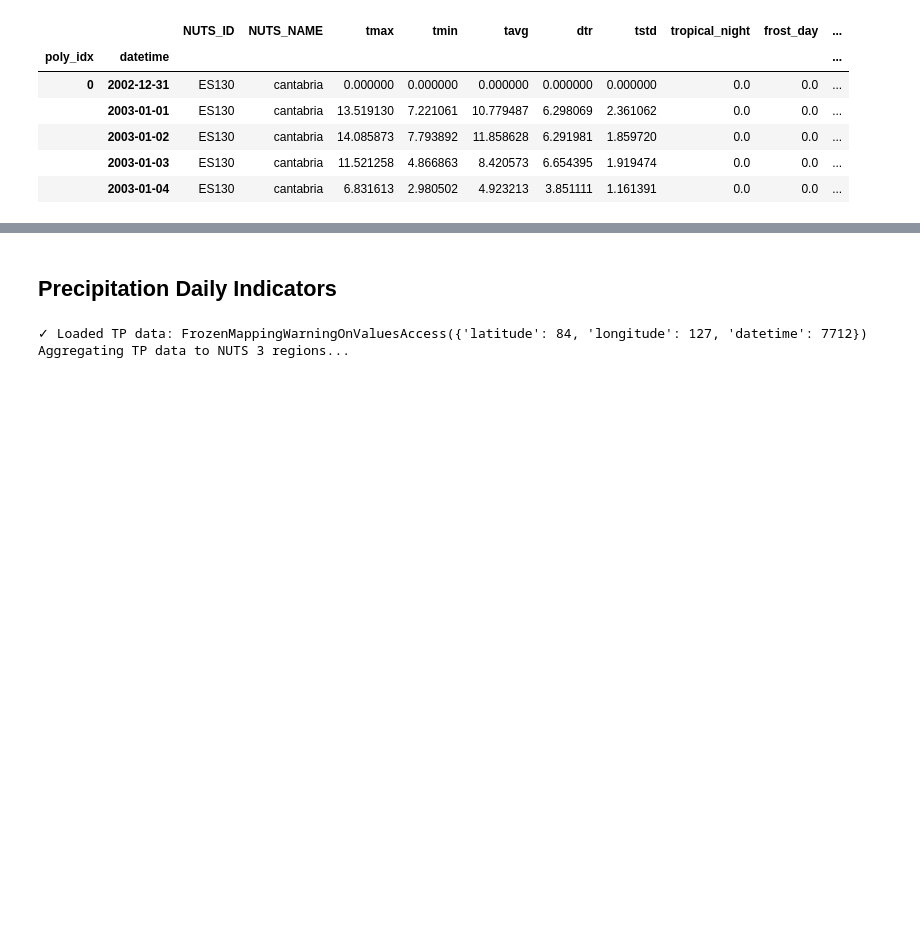
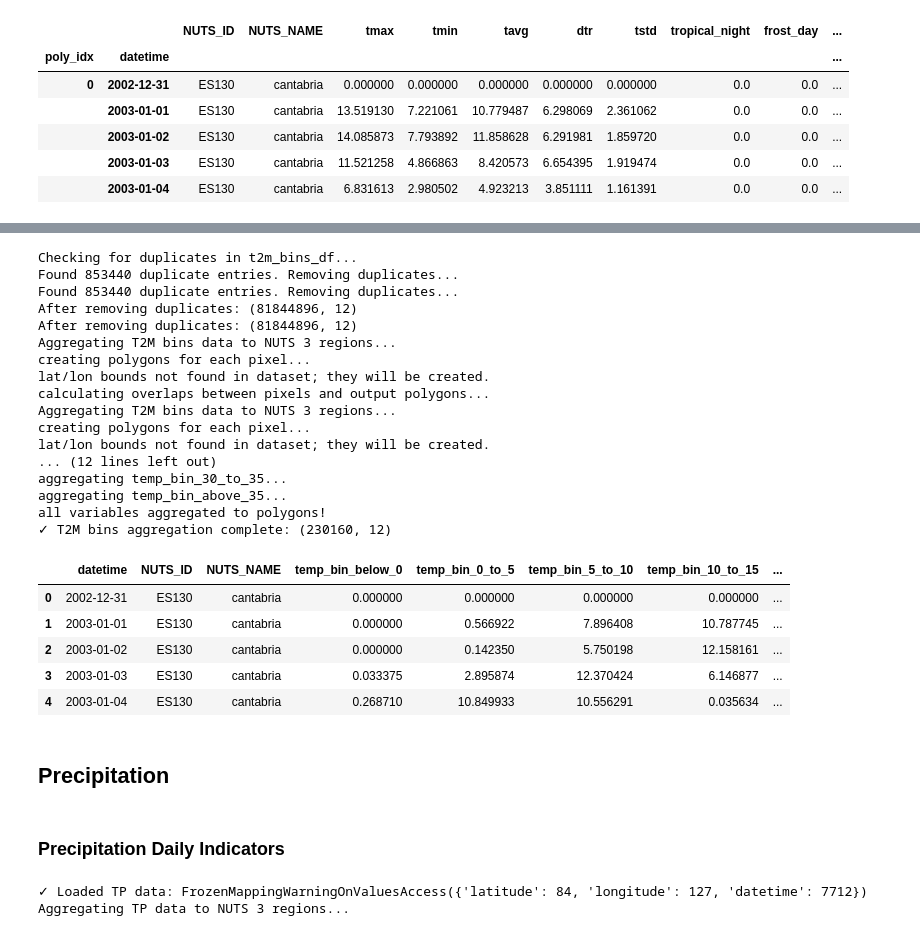
Before and after one commit to dhruv-pandit/climate-econometrics, a Jupyter notebook: countries/iberia/iberia_daily_clim_data.ipynb, the cells around one changed output, grey strips where cells are left out. Drawn from its saved outputs; the diff is of its cells as text; code cells hidden in the pictures; blank space fills up the shorter version.

Commit message:
binned data iberia

```diff
--- a/countries/iberia/iberia_daily_clim_data.ipynb
+++ b/countries/iberia/iberia_daily_clim_data.ipynb
@@ -107,5 +153,58 @@ all variables aggregated to polygons!
+# %%
+# Check for duplicates and handle them before converting to xarray
+print("Checking for duplicates in t2m_bins_df...")
+duplicates = t2m_bins_df.duplicated(subset=['datetime', 'latitude', 'longitude'], keep=False)
+if duplicates.any():
+    print(f"Found {duplicates.sum()} duplicate entries. Removing duplicates...")
+    # Keep the first occurrence of each duplicate
+    t2m_bins_df = t2m_bins_df.drop_duplicates(subset=['datetime', 'latitude', 'longitude'], keep='first')
+    print(f"After removing duplicates: {t2m_bins_df.shape}")
+
+# Convert to xarray dataset for aggregation
+t2m_bins_xr = t2m_bins_df.set_index(['datetime', 'latitude', 'longitude']).to_xarray()
+
+print("Aggregating T2M bins data to NUTS 3 regions...")
+
+# Aggregate to municipalities using xagg
+t2m_bins_agg = xagg.aggregate(t2m_bins_xr, xagg.pixel_overlaps(t2m_bins_xr, nuts_iberia_3))
+
+# Convert back to dataframe
+t2m_bins_agg_df = t2m_bins_agg.to_dataframe().reset_index()
+
+# Drop poly_idx if it exists
+if 'poly_idx' in t2m_bins_agg_df.columns:
+    t2m_bins_agg_df = t2m_bins_agg_df.drop(columns=['poly_idx'])
+
+print(f"✓ T2M bins aggregation complete: {t2m_bins_agg_df.shape}")
+t2m_bins_agg_df.head()
+# %% [output]
+Checking for duplicates in t2m_bins_df...
+Found 853440 duplicate entries. Removing duplicates...
+Found 853440 duplicate entries. Removing duplicates...
+After removing duplicates: (81844896, 12)
+After removing duplicates: (81844896, 12)
+Aggregating T2M bins data to NUTS 3 regions...
+creating polygons for each pixel...
+lat/lon bounds not found in dataset; they will be created.
+calculating overlaps between pixels and output polygons...
+Aggregating T2M bins data to NUTS 3 regions...
+creating polygons for each pixel...
+lat/lon bounds not found in dataset; they will be created.
+... (12 lines left out)
+aggregating temp_bin_30_to_35...
+aggregating temp_bin_above_35...
+all variables aggregated to polygons!
+✓ T2M bins aggregation complete: (230160, 12)
+|  | datetime | NUTS_ID | NUTS_NAME | temp_bin_below_0 | temp_bin_0_to_5 | temp_bin_5_to_10 | temp_bin_10_to_15 | ... |
+| 0 | 2002-12-31 | ES130 | cantabria | 0.000000 | 0.000000 | 0.000000 | 0.000000 | ... |
+| 1 | 2003-01-01 | ES130 | cantabria | 0.000000 | 0.566922 | 7.896408 | 10.787745 | ... |
+| 2 | 2003-01-02 | ES130 | cantabria | 0.000000 | 0.142350 | 5.750198 | 12.158161 | ... |
+| 3 | 2003-01-03 | ES130 | cantabria | 0.033375 | 2.895874 | 12.370424 | 6.146877 | ... |
+| 4 | 2003-01-04 | ES130 | cantabria | 0.268710 | 10.849933 | 10.556291 | 0.035634 | ... |
+# %% [markdown]
+## Precipitation
 # %% [markdown]
-## Precipitation Daily Indicators
+### Precipitation Daily Indicators
 # %%
 # Load all precipitation daily indicator files for 2003-2023
 tp_folder = Path("/Volumes/Dhruv_External_Disk/climate_data/precipitation/historical/daily/indicators")
```
Also changed, not shown: parts of 13 cells of this notebook, 2 other files.
